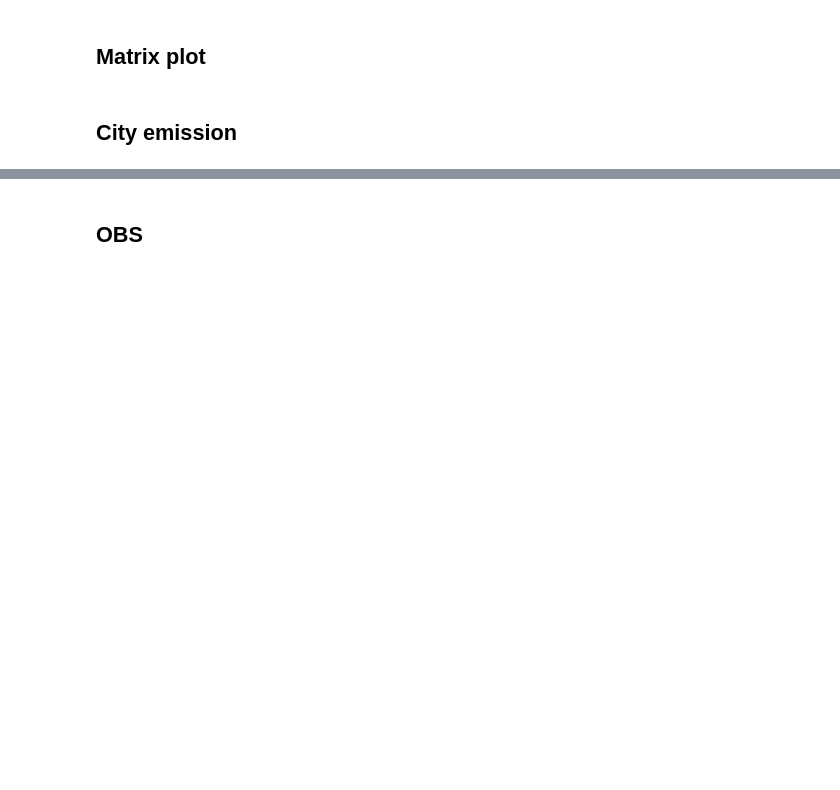
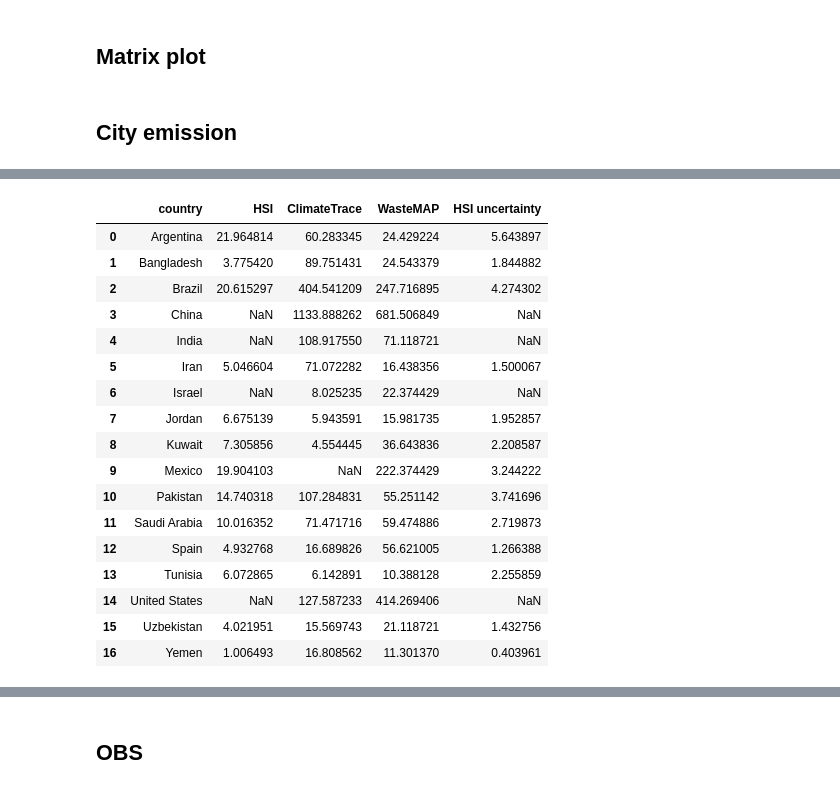
Before and after one commit to zxdawn/Hyper-Landfill, a Jupyter notebook: notebooks/emission_comp_th.ipynb, the cells around one changed output, grey strips where cells are left out. Drawn from its saved outputs; the diff is of its cells as text; code cells hidden in the pictures; blank space fills up the shorter version.

```diff
--- a/notebooks/emission_comp_th.ipynb
+++ b/notebooks/emission_comp_th.ipynb
@@ -234,6 +254,27 @@ df_country = df_city.groupby(['country'], as_index=False)\
         #   'HSI uncertainty': lambda x: np.sqrt(np.nansum(x**2)),
           'HSI uncertainty': lambda x: np.sqrt((x**2).sum(min_count=1)),
           })
+# %%
+df_country
+# %% [output]
+|  | country | HSI | ClimateTrace | WasteMAP | HSI uncertainty |
+| 0 | Argentina | 21.964814 | 60.283345 | 24.429224 | 5.643897 |
+| 1 | Bangladesh | 3.775420 | 89.751431 | 24.543379 | 1.844882 |
+| 2 | Brazil | 20.615297 | 404.541209 | 247.716895 | 4.274302 |
+| 3 | China | NaN | 1133.888262 | 681.506849 | NaN |
+| 4 | India | NaN | 108.917550 | 71.118721 | NaN |
+| 5 | Iran | 5.046604 | 71.072282 | 16.438356 | 1.500067 |
+| 6 | Israel | NaN | 8.025235 | 22.374429 | NaN |
+| 7 | Jordan | 6.675139 | 5.943591 | 15.981735 | 1.952857 |
+| 8 | Kuwait | 7.305856 | 4.554445 | 36.643836 | 2.208587 |
+| 9 | Mexico | 19.904103 | NaN | 222.374429 | 3.244222 |
+| 10 | Pakistan | 14.740318 | 107.284831 | 55.251142 | 3.741696 |
+| 11 | Saudi Arabia | 10.016352 | 71.471716 | 59.474886 | 2.719873 |
+| 12 | Spain | 4.932768 | 16.689826 | 56.621005 | 1.266388 |
+| 13 | Tunisia | 6.072865 | 6.142891 | 10.388128 | 2.255859 |
+| 14 | United States | NaN | 127.587233 | 414.269406 | NaN |
+| 15 | Uzbekistan | 4.021951 | 15.569743 | 21.118721 | 1.432756 |
+| 16 | Yemen | 1.006493 | 16.808562 | 11.301370 | 0.403961 |
 # %%
 # print latex table
 df_city_subset = df_city[df_city['city']!='All'][['country', 'city', 'landfills', 'WasteMAP', 'HSI', 'HSI uncertainty']]\
```
Also changed, not shown: parts of 16 cells of this notebook, 8 other files.
